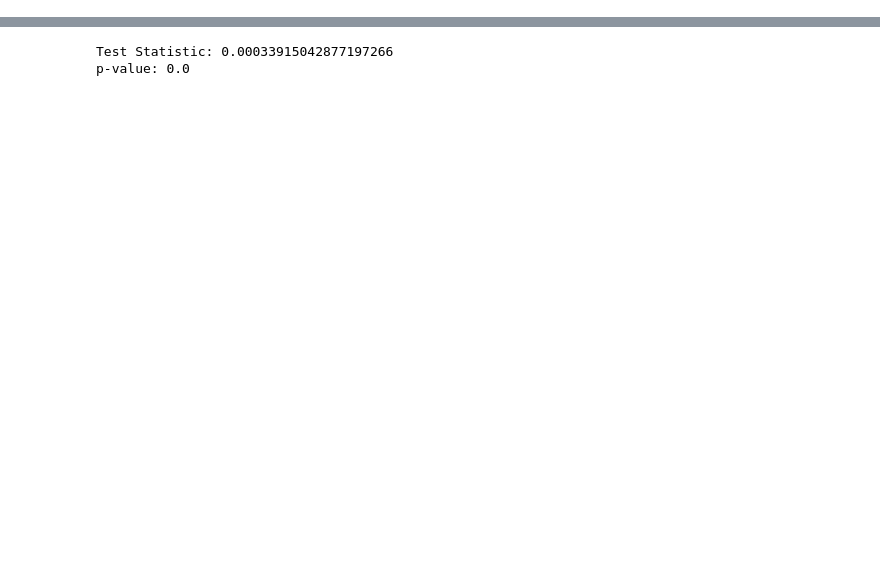
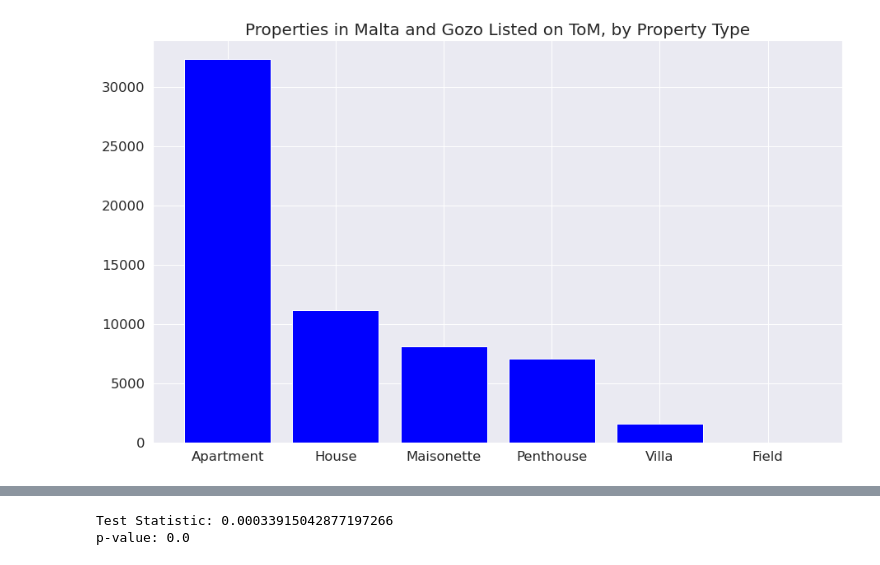
Before and after one commit to qjstuart/datascience, a Jupyter notebook: 3/Knowledge Extraction.ipynb, the cells around one changed output, grey strips where cells are left out. Cells and saved outputs as stored; diff of their text form; code cells hidden in the pictures; blank space fills up the shorter version.

```diff
--- a/3/Knowledge Extraction.ipynb
+++ b/3/Knowledge Extraction.ipynb
@@ -47,0 +15,4 @@ data
+# %%
+# Overview of property type frequency
+counts = data.type.value_counts()
+counts
@@ -47,0 +28,14 @@ data
+# %%
+property_types = ["Apartment", "House", "Maisonette", "Penthouse", "Villa", "Field"]
+for_sale = [(counts[0]+counts[5]), counts[1], counts[2], counts[3], counts[4], counts[6]]
+# %%
+fig, ax = plt.subplots(figsize=(15,9))
+ax.set_title('Properties in Malta and Gozo Listed on ToM, by Property Type', fontsize = 20)
+ax.tick_params(axis='x', rotation=0)
+sns.set(font_scale = 1.5)
+rects = plt.bar(property_types, for_sale, color="blue")
+
+plt.savefig("./propertytypes.png")
+plt.show()
+# %% [output]
+[figure, added]
```
Also changed, not shown: parts of 16 cells of this notebook.
